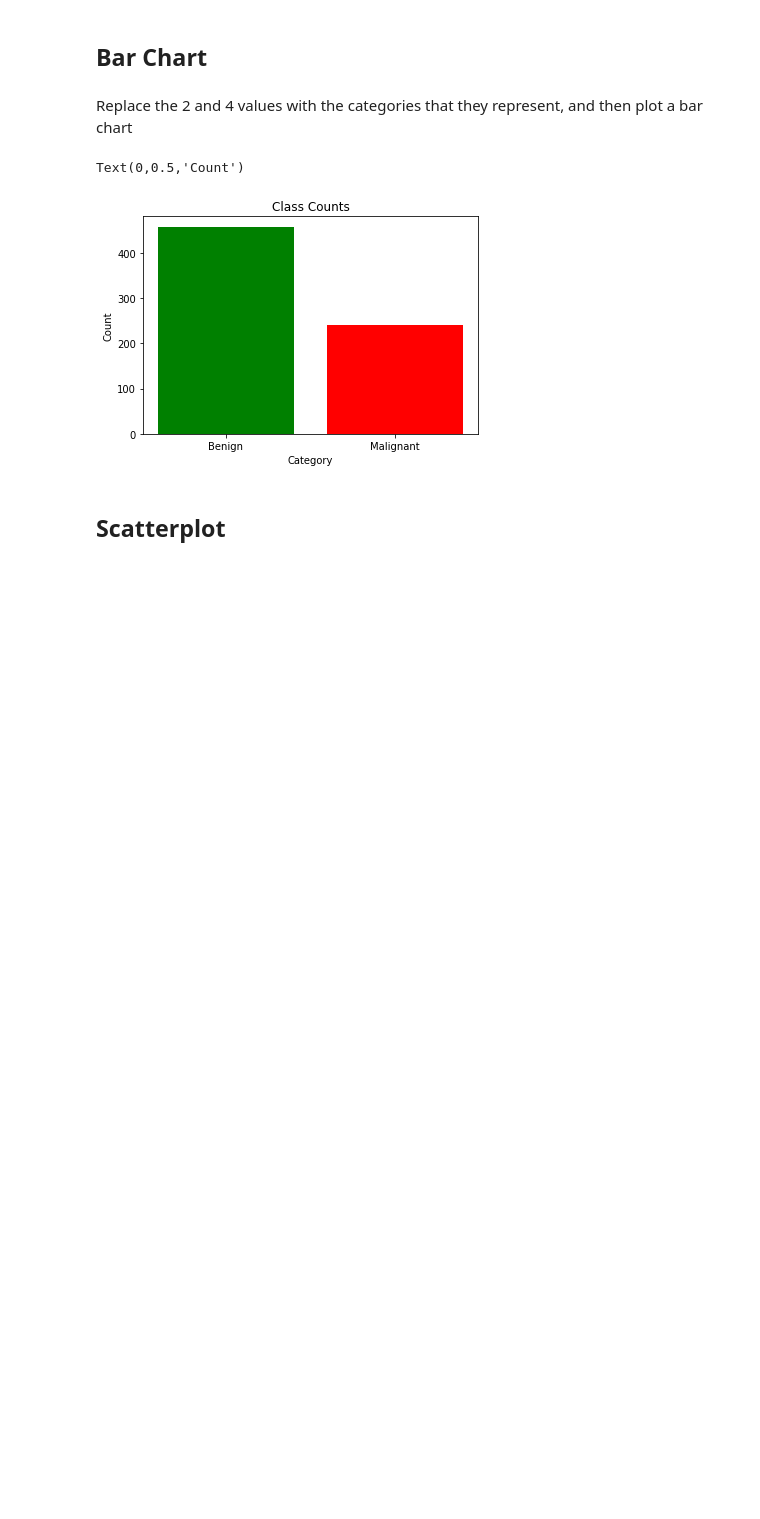
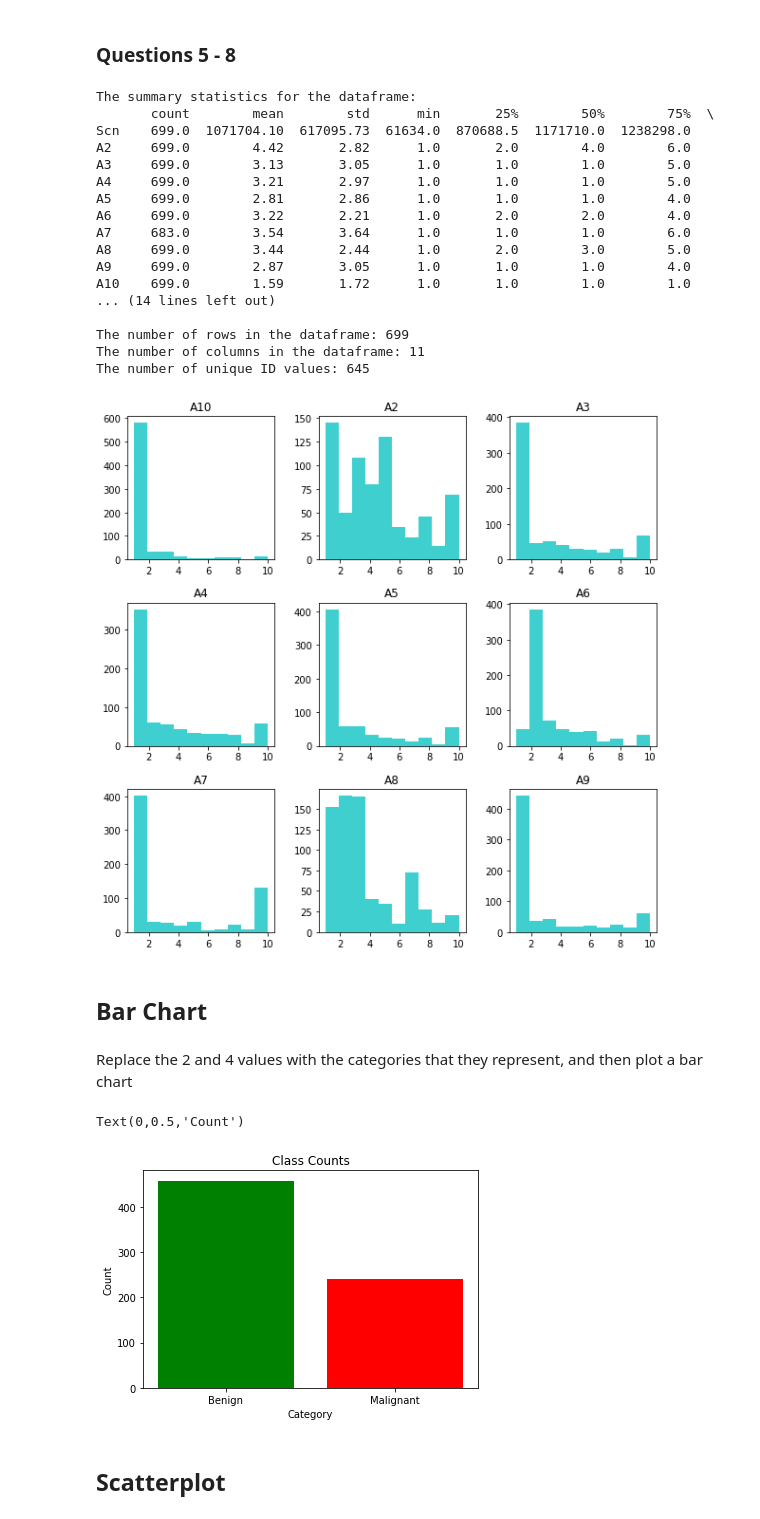
Before and after one commit to gplatt-iu/Python-Final, a Jupyter notebook: code_files/Final_Project_Phase_1.ipynb, the cells around one changed output. Cells and saved outputs as stored; diff of their text form; code cells hidden in the pictures; blank space fills up the shorter version.

```diff
--- a/code_files/Final_Project_Phase_1.ipynb
+++ b/code_files/Final_Project_Phase_1.ipynb
@@ -75,3 +70,38 @@ dtype: float64
+# %% [markdown]
+### Questions 5 - 8
+# %%
+#step 5,6 - summary statistics
+print('The summary statistics for the dataframe:')
+print(df.describe().transpose().round(2))
+print('\nThe number of rows in the dataframe:', len(df))
+print('The number of columns in the dataframe:', len(df.columns))
+
+#step 7 - unique ID values
+print('The number of unique ID values:', df['Scn'].nunique())
+
+#step 8 - histograms for relevant columns
+import matplotlib.pyplot as plt
+hist = df.loc[:, 'A2':'A10'].hist(grid=False, figsize=(10,10), layout=(3,3), alpha = .75, color='c')
+plt.show()
+# %% [output]
+The summary statistics for the dataframe:
+       count        mean        std      min       25%        50%        75%  \
+Scn    699.0  1071704.10  617095.73  61634.0  870688.5  1171710.0  1238298.0
+A2     699.0        4.42       2.82      1.0       2.0        4.0        6.0
+A3     699.0        3.13       3.05      1.0       1.0        1.0        5.0
+A4     699.0        3.21       2.97      1.0       1.0        1.0        5.0
+A5     699.0        2.81       2.86      1.0       1.0        1.0        4.0
+A6     699.0        3.22       2.21      1.0       2.0        2.0        4.0
+A7     683.0        3.54       3.64      1.0       1.0        1.0        6.0
+A8     699.0        3.44       2.44      1.0       2.0        3.0        5.0
+A9     699.0        2.87       3.05      1.0       1.0        1.0        4.0
+A10    699.0        1.59       1.72      1.0       1.0        1.0        1.0
+... (14 lines left out)
+
+The number of rows in the dataframe: 699
+The number of columns in the dataframe: 11
+The number of unique ID values: 645
+[figure, added]
 # %% [markdown]
 ## Bar Chart
 # %% [markdown]
```
Also changed, not shown: parts of 3 cells of this notebook, 1 other file.
